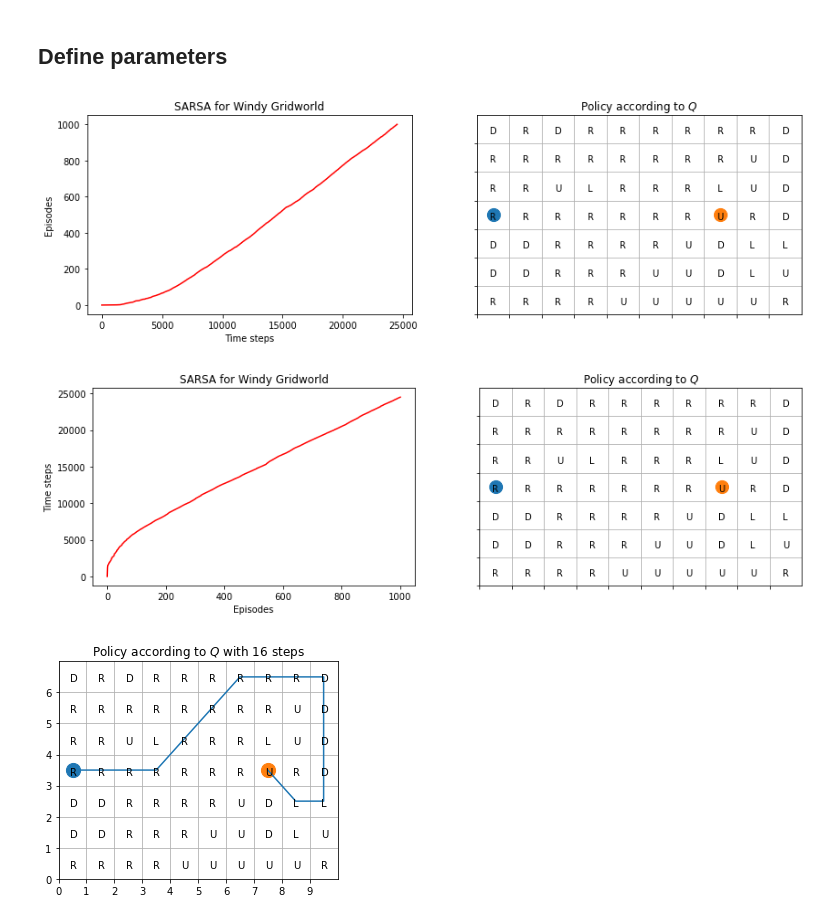
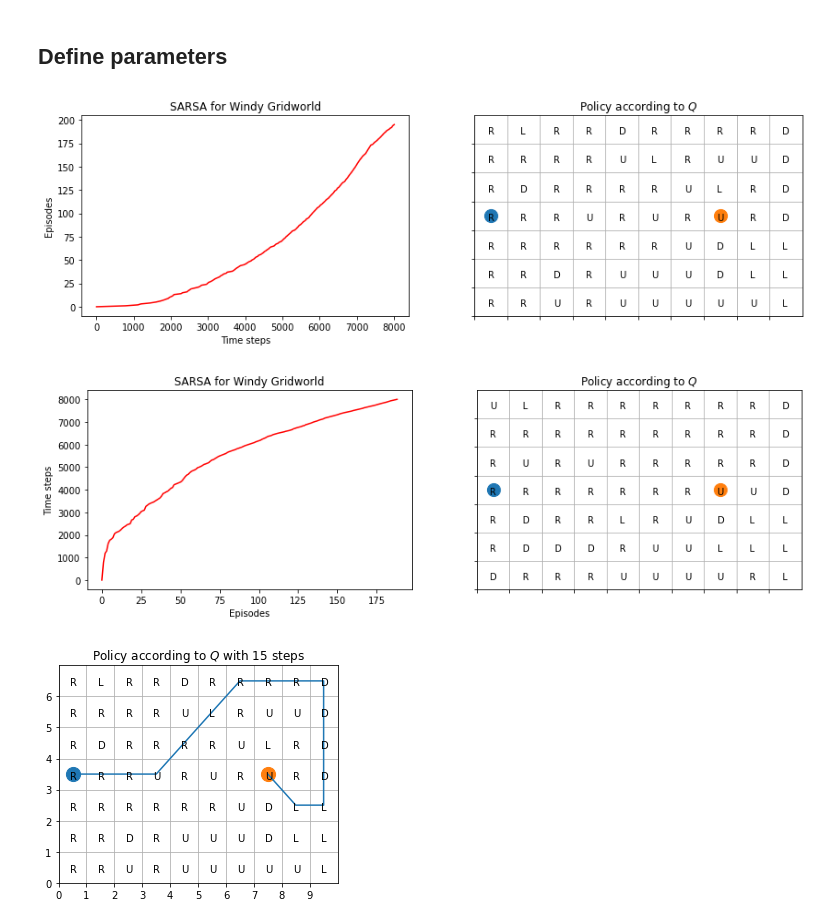
Before and after one commit to Thetang-145/AT82.03_ML, a Jupyter notebook: Lec06-RL/G_Learning.ipynb, the cells around one changed output. Drawn from its saved outputs; the diff is of its cells as text; code cells hidden in the pictures.

```diff
--- a/Lec06-RL/G_Learning.ipynb
+++ b/Lec06-RL/G_Learning.ipynb
@@ -87,6 +87,9 @@ for episode in range(n_episodes):
         steps += 1
         # print(state_now)
     steps_list.append(steps)
+    if steps >= 8000:
+        n_episodes = episode+1
+        break
 
 # print(steps_list)
 # %%
@@ -118,7 +121,7 @@ for srow in range(7):
 plt.title('Policy according to $Q$')
 plt.show()
 # %% [output]
-[figure, old version]
+[figure, new version]
 # %%
 plt.figure(figsize=(14, 4))
 
@@ -148,7 +151,7 @@ for srow in range(7):
 plt.title('Policy according to $Q$')
 plt.show()
 # %% [output]
-[figure, old version]
+[figure, new version]
 # %%
 state_list = []
 s = s_initial
@@ -164,25 +167,25 @@ for i in range(100):
 # %%
 state_list_array = np.transpose(np.array(state_list))+0.5
 
 plt.figure(figsize=(5, 4))
 
 plt.xlim(0, 10)
 plt.ylim(0, 7)
 plt.xticks(np.arange(0, 10, 1))
 plt.yticks(np.arange(0, 7, 1))
 ax.axes.get_xaxis().set_ticklabels([])
 ax.axes.get_yaxis().set_ticklabels([])
 plt.grid()
 
 for srow in range(7):
     for scol in range(10):
         s = (srow, scol)
         a = np.argmax(Q_table[s])
         plt.text(scol+0.4, srow+0.35, act_names[a])
         if (scol, srow)==(7, 3) or (scol, srow)==(0, 3):
             plt.scatter(scol+0.5, srow+0.5, s=200, marker='o')
 plt.plot(state_list_array[1], state_list_array[0])
-plt.title('Policy according to $Q$ with '+str(len(state_list))+' steps')
+plt.title('Policy according to $Q$ with '+str(len(state_list)-1)+' steps')
 plt.show()
 # %% [output]
-[figure, old version]
+[figure, new version]
```
Also changed, not shown: 1 other file.
